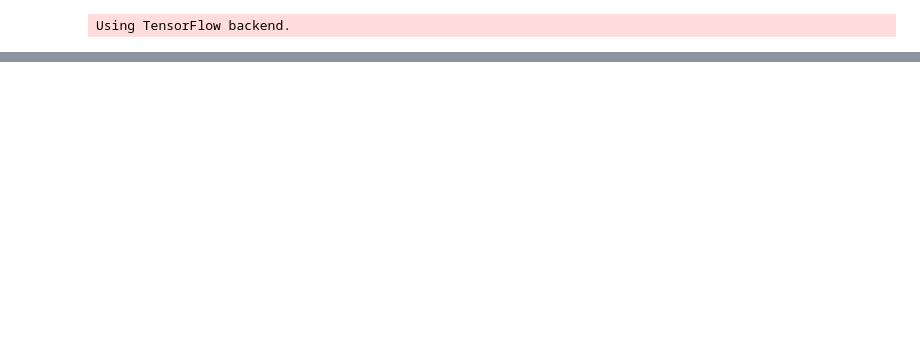
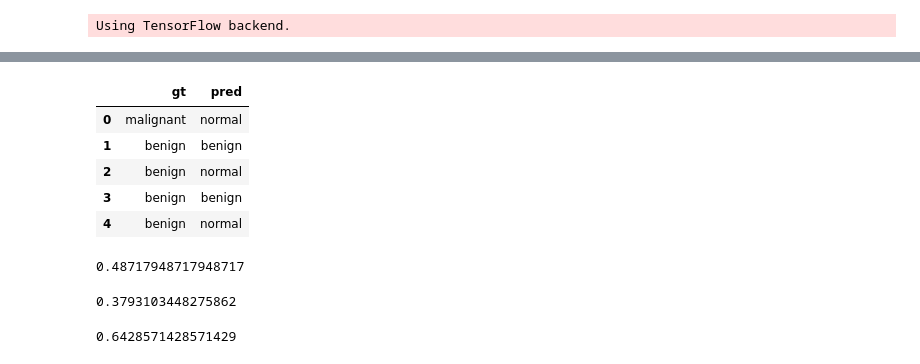
Before and after one commit to mroussak/BUS_Deep_Learning, a Jupyter notebook: instance_seg_bus_predict.ipynb, the cells around one changed output, grey strips where cells are left out. Drawn from its saved outputs; the diff is of its cells as text; code cells hidden in the pictures; blank space fills up the shorter version.

```diff
--- a/instance_seg_bus_predict.ipynb
+++ b/instance_seg_bus_predict.ipynb
@@ -128,0 +158,30 @@ anchors                  shape: (1, 4092, 4)          min:   -0.71267  max:    1
+# %%
+#Benign/Malignant
+image_ids = dataset_val.image_ids
+class_pred = []
+class_gt = []
+for image_id in image_ids:
+    print('image id : ', image_id)
+    # Load image and ground truth data
+    image, image_meta, gt_class_id, gt_bbox, gt_mask =\
+        modellib.load_image_gt(dataset_val, inference_config,
+                               image_id, use_mini_mask=False)
+    molded_images = np.expand_dims(modellib.mold_image(image, inference_config), 0)
+    # Run object detection
+    results = model.detect([image], verbose=0)
+    r = results[0]
+    print(dataset_val.image_info[image_id]['path'])
+
+    if len(gt_class_id)==0:
+        class_gt.append('normal')
+    if 1 in gt_class_id:
+        class_gt.append('benign')
+    if 2 in gt_class_id:
+        class_gt.append('malignant')
+
+    if len(r['class_ids'])==0:
+        class_pred.append('normal')
+    if 1 in r['class_ids']:
+        class_pred.append('benign')
+    if 2 in r['class_ids']:
+        class_pred.append('malignant')
@@ -128,0 +206,18 @@ anchors                  shape: (1, 4092, 4)          min:   -0.71267  max:    1
+# %%
+comparison_benign_malignant = pd.DataFrame(columns = ['gt', 'pred'])
+comparison_benign_malignant['gt'] = class_gt
+comparison_benign_malignant['pred'] = class_pred
+# %%
+comparison_benign_malignant.head()
+# %% [output]
+|  | gt | pred |
+| 0 | malignant | normal |
+| 1 | benign | benign |
+| 2 | benign | normal |
+| 3 | benign | benign |
+| 4 | benign | normal |
+# %%
+#overall
+len(comparison_benign_malignant.loc[comparison_benign_malignant['gt']==comparison_benign_malignant['pred']])/len(comparison_benign_malignant)
+# %% [output]
+0.48717948717948717
@@ -128,0 +227,4 @@ anchors                  shape: (1, 4092, 4)          min:   -0.71267  max:    1
+# %%
+len(benign.loc[benign['pred']=='benign'])/len(benign)
+# %% [output]
+0.3793103448275862
@@ -128,0 +234,4 @@ anchors                  shape: (1, 4092, 4)          min:   -0.71267  max:    1
+# %%
+len(malignant.loc[malignant['pred']=='malignant'])/len(malignant)
+# %% [output]
+0.6428571428571429
```
Also changed, not shown: parts of 17 cells of this notebook, 15 other files.
